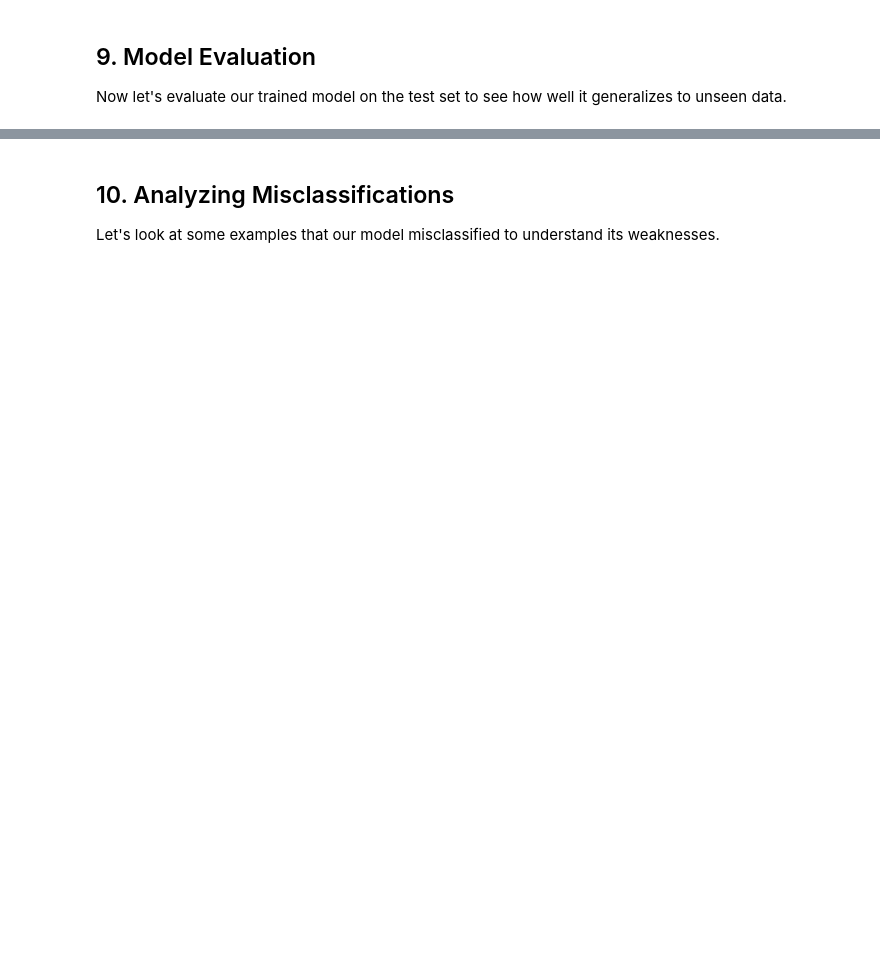
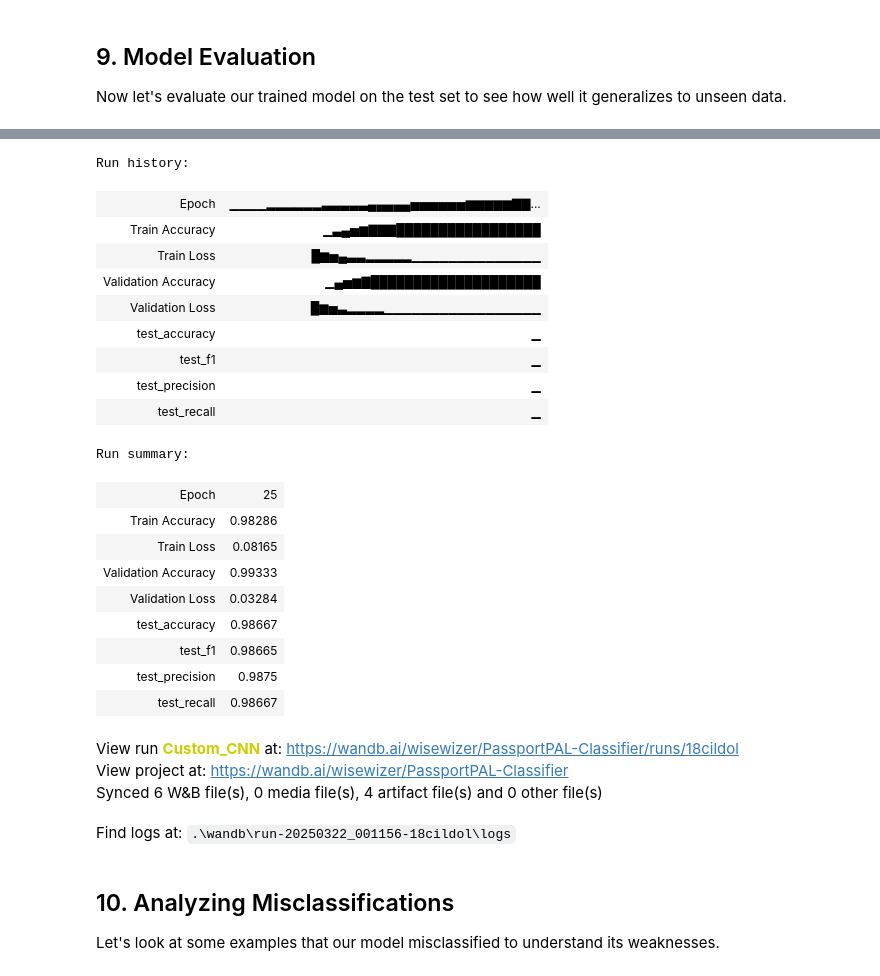
Before and after one commit to tatkaal/PassportPAL, a Jupyter notebook: notebooks/classifier/custom_cnn_classification.ipynb, the cells around one changed output, grey strips where cells are left out. Cells and saved outputs as stored; diff of their text form; code cells hidden in the pictures; blank space fills up the shorter version.

```diff
--- a/notebooks/classifier/custom_cnn_classification.ipynb
+++ b/notebooks/classifier/custom_cnn_classification.ipynb
@@ -364 +443,12 @@ Classification Report:
 [figure]
+# %%
+# Log test metrics to wandb
+wandb.log({
+    'test_accuracy': test_metrics['accuracy'],
+    'test_precision': test_metrics['precision'],
+    'test_recall': test_metrics['recall'],
+    'test_f1': test_metrics['f1']
+})
+
+wandb.finish()
+# %% [output]
@@ -365,3 +456,27 @@ Classification Report:
+Run history:
+| Epoch | ▁▁▁▁▂▂▂▂▂▂▃▃▃▃▃▄▄▄▄▄▅▅▅▅▅▅▆▆▆▆▆▇▇... |
+| Train Accuracy | ▁▃▄▅▆▇▇▇█████████████████ |
+| Train Loss | █▆▅▄▃▃▂▂▂▂▂▁▁▁▁▁▁▁▁▁▁▁▁▁▁ |
+| Validation Accuracy | ▁▄▅▆▇████████████████████ |
+| Validation Loss | █▆▅▃▂▂▂▂▁▁▁▁▁▁▁▁▁▁▁▁▁▁▁▁▁ |
+| test_accuracy | ▁ |
+| test_f1 | ▁ |
+| test_precision | ▁ |
+| test_recall | ▁ |
+Run summary:
+| Epoch | 25 |
+| Train Accuracy | 0.98286 |
+| Train Loss | 0.08165 |
+| Validation Accuracy | 0.99333 |
+| Validation Loss | 0.03284 |
+| test_accuracy | 0.98667 |
+| test_f1 | 0.98665 |
+| test_precision | 0.9875 |
+| test_recall | 0.98667 |
+View run Custom_CNN at: https://wandb.ai/wisewizer/PassportPAL-Classifier/runs/18cildol
+View project at: https://wandb.ai/wisewizer/PassportPAL-Classifier
+Synced 6 W&B file(s), 0 media file(s), 4 artifact file(s) and 0 other file(s)
+Find logs at: .\wandb\run-20250322_001156-18cildol\logs
 # %% [markdown]
 ## 10. Analyzing Misclassifications
 
```
Also changed, not shown: parts of 24 cells of this notebook, 45 other files.
